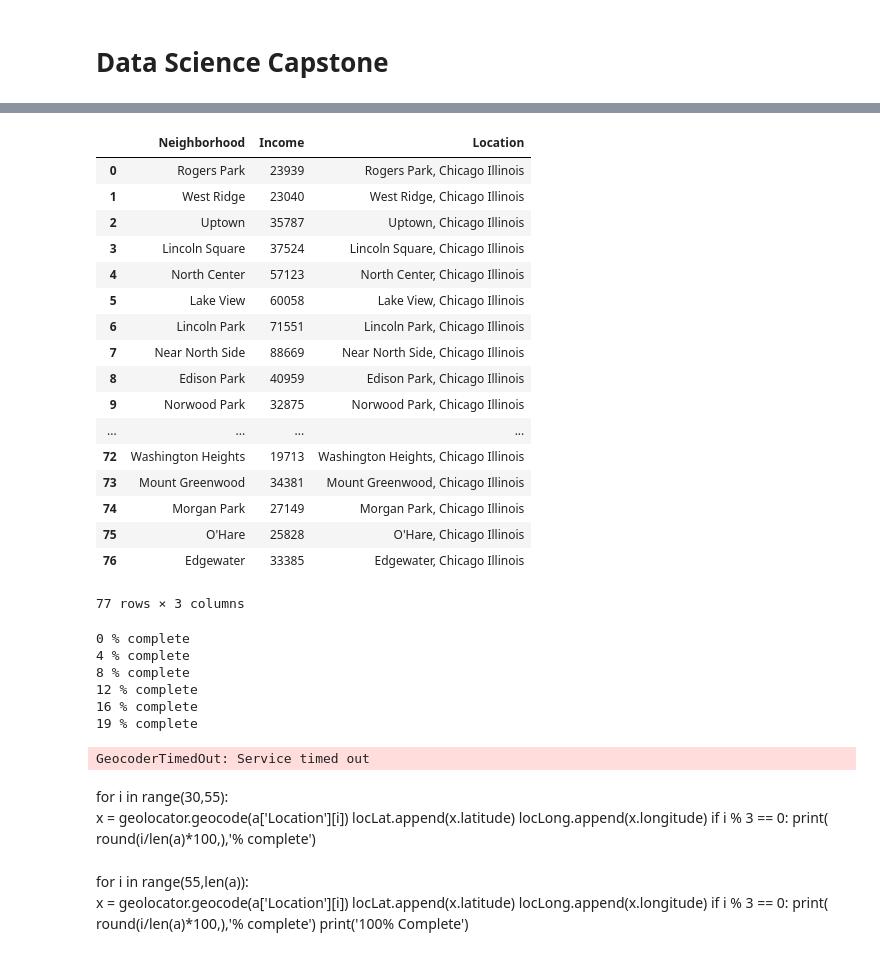
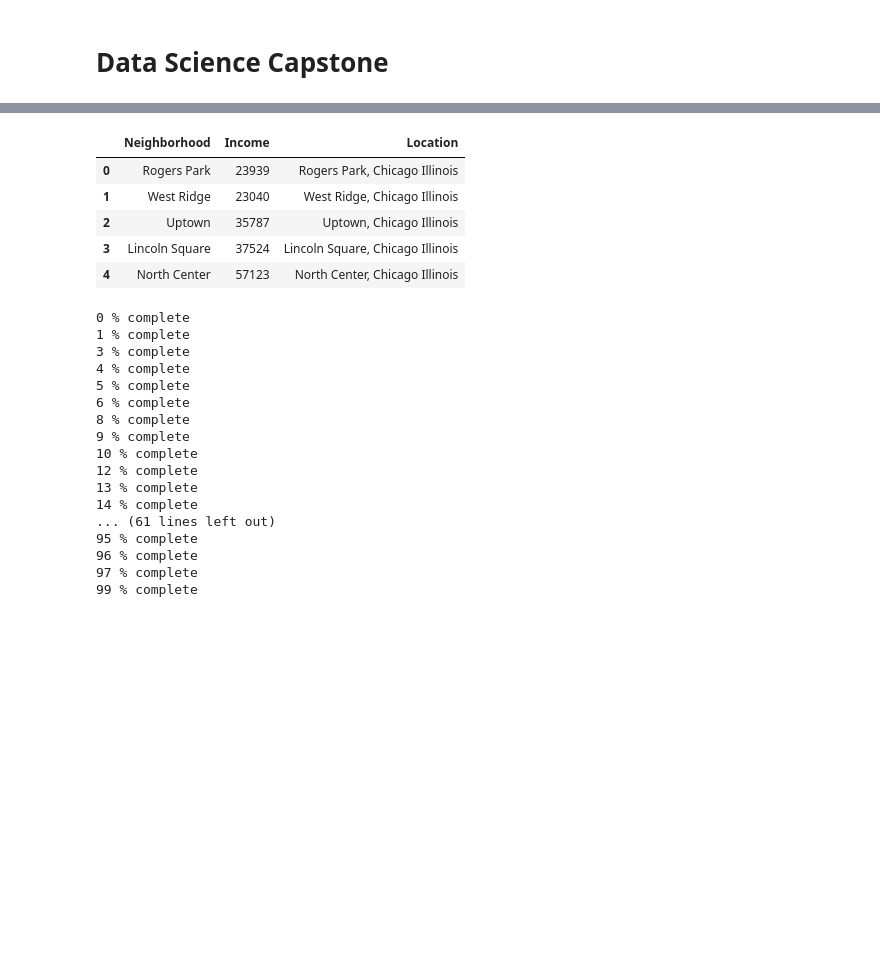
Before and after one commit to scbrown001/Coursera_Capstone, a Jupyter notebook: Data Science Capstone.ipynb, the cells around one changed output, grey strips where cells are left out. Drawn from its saved outputs; the diff is of its cells as text; code cells hidden in the pictures; blank space fills up the shorter version.

```diff
--- a/Data Science Capstone.ipynb
+++ b/Data Science Capstone.ipynb
@@ -48,61 +40,46 @@ socioData.head(2)
 # %%
-geolocator = Nominatim(user_agent="foursquare_agent")#set agent for later location services
-
+#Combine relevant data
 df1 = censusData.copy()
 a=pd.DataFrame({'Neighborhood':df1['Geog'],'Income':socioData['PER CAPITA INCOME '].copy()})
 #a=pd.DataFrame({'Neighborhood':df1['Geog'],'Income':socioData['HARDSHIP INDEX'].copy()})
 a['Location'] =  a['Neighborhood']+', Chicago Illinois'
 a.dropna(axis=0,inplace=True)#drop the NA row
-a
+a.head()
 # %% [output]
 |  | Neighborhood | Income | Location |
 | 0 | Rogers Park | 23939 | Rogers Park, Chicago Illinois |
 | 1 | West Ridge | 23040 | West Ridge, Chicago Illinois |
 | 2 | Uptown | 35787 | Uptown, Chicago Illinois |
 | 3 | Lincoln Square | 37524 | Lincoln Square, Chicago Illinois |
 | 4 | North Center | 57123 | North Center, Chicago Illinois |
-| 5 | Lake View | 60058 | Lake View, Chicago Illinois |
-| 6 | Lincoln Park | 71551 | Lincoln Park, Chicago Illinois |
-| 7 | Near North Side | 88669 | Near North Side, Chicago Illinois |
-| 8 | Edison Park | 40959 | Edison Park, Chicago Illinois |
-| 9 | Norwood Park | 32875 | Norwood Park, Chicago Illinois |
-| ... | ... | ... | ... |
-| 72 | Washington Heights | 19713 | Washington Heights, Chicago Illinois |
-| 73 | Mount Greenwood | 34381 | Mount Greenwood, Chicago Illinois |
-| 74 | Morgan Park | 27149 | Morgan Park, Chicago Illinois |
-| 75 | O'Hare | 25828 | O'Hare, Chicago Illinois |
-| 76 | Edgewater | 33385 | Edgewater, Chicago Illinois |
-77 rows × 3 columns
 # %%
+#Find the latittude and longitude of each neihgborhood
+geolocator = Nominatim(user_agent="foursquare_agent")#set agent for later location services
+locx=[]
 locLat=[]
 locLong=[]
 for i in range(len(a)):
-    x = geolocator.geocode(a['Location'][i])
+    x = geolocator.geocode(a['Location'][i],timeout=30)
+    locx.append(x)
     locLat.append(x.latitude)
     locLong.append(x.longitude)
-    if i % 3 == 0:
-        print( round(i/len(a)*100,),'% complete')
+    print( round(i/len(a)*100,),'% complete')
 # %% [output]
 0 % complete
+1 % complete
+3 % complete
 4 % complete
+5 % complete
+6 % complete
 8 % complete
+9 % complete
+10 % complete
 12 % complete
-16 % complete
-19 % complete
+13 % complete
+14 % complete
+... (61 lines left out)
+95 % complete
+96 % complete
+97 % complete
+99 % complete
-GeocoderTimedOut: Service timed out
-# %% [markdown]
-for i in range(30,55):
-    x = geolocator.geocode(a['Location'][i])
-    locLat.append(x.latitude)
-    locLong.append(x.longitude)
-    if i % 3 == 0:
-        print( round(i/len(a)*100,),'% complete')
-# %% [markdown]
-for i in range(55,len(a)):
-    x = geolocator.geocode(a['Location'][i])
-    locLat.append(x.latitude)
-    locLong.append(x.longitude)
-    if i % 3 == 0:
-        print( round(i/len(a)*100,),'% complete')
-print('100% Complete')
 # %%
```
Also changed, not shown: parts of 20 cells of this notebook.
